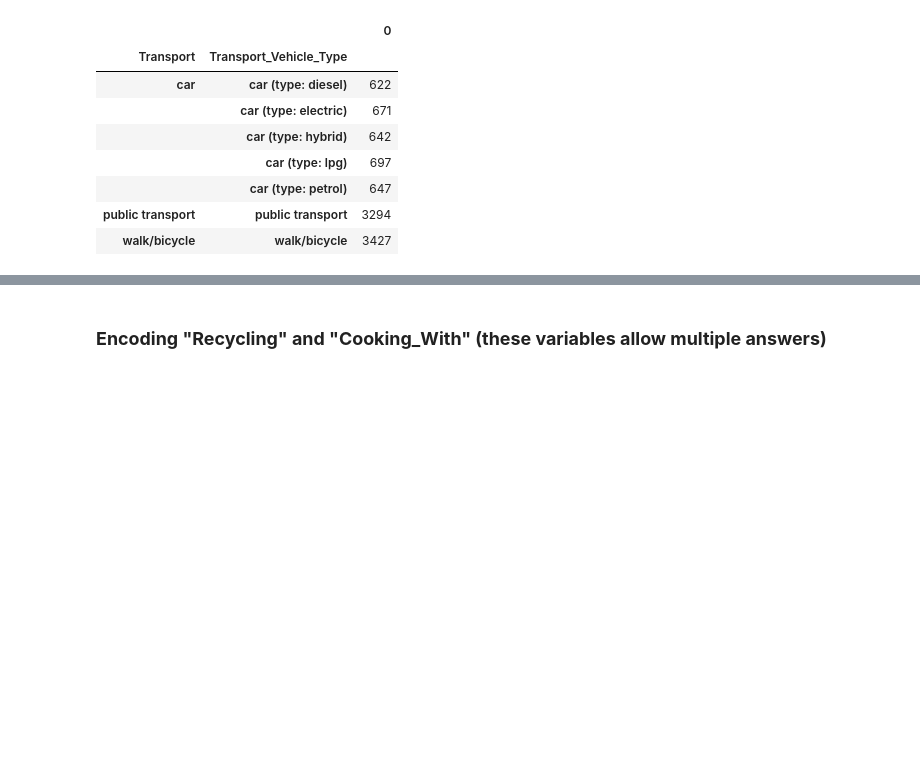
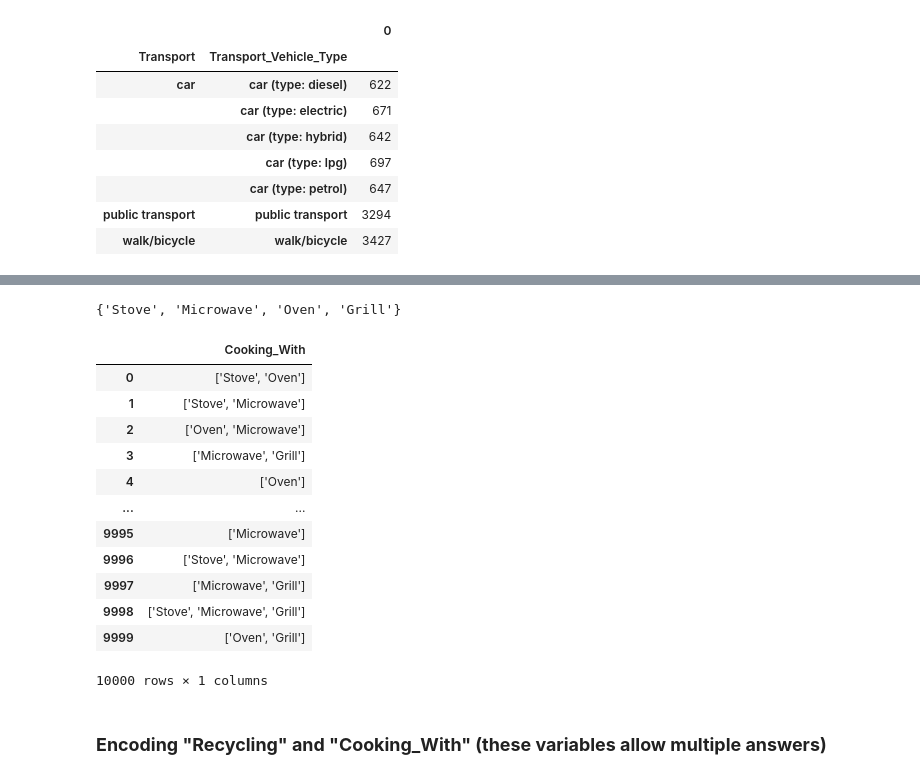
Before and after one commit to e-prossinger/CarbonFootprint_TechLab, a Jupyter notebook: individual_notebooks/Prossinger/00_for_publication_linear-regression-for-carbon-footprint.ipynb, the cells around one changed output, grey strips where cells are left out. Drawn from its saved outputs; the diff is of its cells as text; code cells hidden in the pictures; blank space fills up the shorter version.

```diff
--- a/individual_notebooks/Prossinger/00_for_publication_linear-regression-for-carbon-footprint.ipynb
+++ b/individual_notebooks/Prossinger/00_for_publication_linear-regression-for-carbon-footprint.ipynb
@@ -493,3 +514,27 @@ dtype: int64
+# %%
+
+# Remove "Airfryer" from the 'Cooking_With'-variable
+df['Cooking_With'] = df['Cooking_With'].str.replace(", 'Airfryer'", "")
+
+# Check if the removal was successful
+unique_values_cooking_With= set([item for sublist in df['Cooking_With'].unique() for item in eval(sublist)]) # Create a set of all unique "Cooking_With" options
+print(unique_values_cooking_With)
+df[['Cooking_With']]
+# %% [output]
+{'Stove', 'Microwave', 'Oven', 'Grill'}
+|  | Cooking_With |
+| 0 | ['Stove', 'Oven'] |
+| 1 | ['Stove', 'Microwave'] |
+| 2 | ['Oven', 'Microwave'] |
+| 3 | ['Microwave', 'Grill'] |
+| 4 | ['Oven'] |
+| ... | ... |
+| 9995 | ['Microwave'] |
+| 9996 | ['Stove', 'Microwave'] |
+| 9997 | ['Microwave', 'Grill'] |
+| 9998 | ['Stove', 'Microwave', 'Grill'] |
+| 9999 | ['Oven', 'Grill'] |
+10000 rows × 1 columns
 # %% [markdown]
 ### **Encoding "Recycling" and "Cooking_With" (these variables allow multiple answers)**
 # %%
```
Also changed, not shown: parts of 8 cells of this notebook.
